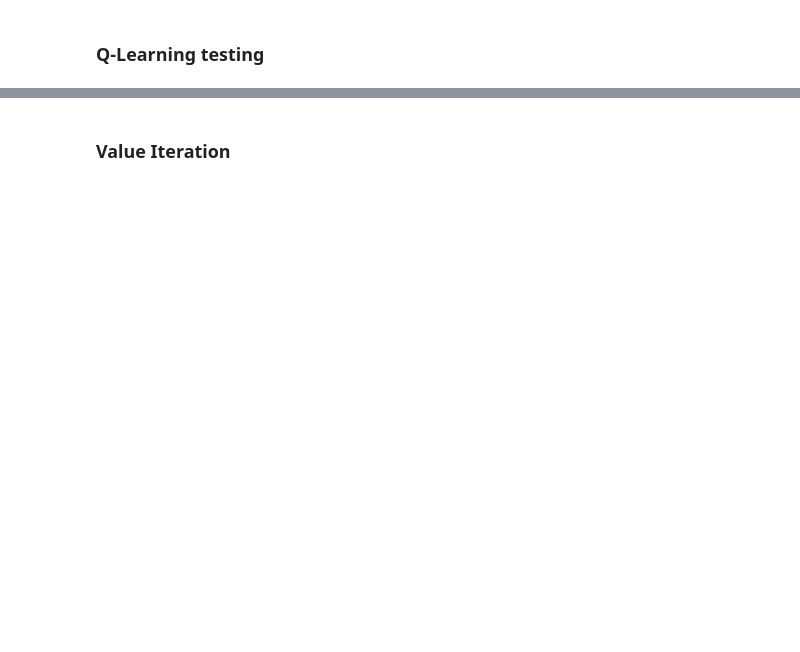
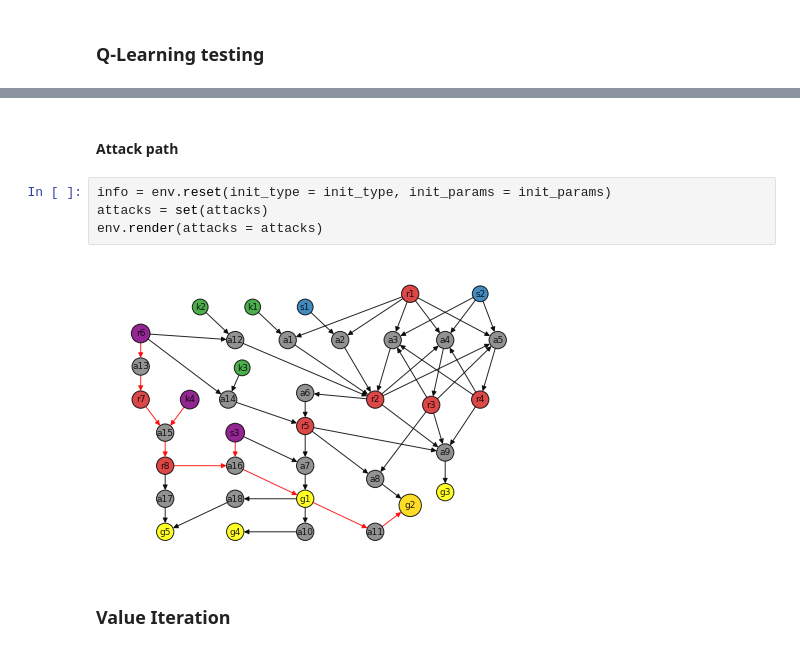
Before and after one commit to juanbeta98/CPSS, a Jupyter notebook: Policy Evaluation.ipynb, the cells around one changed output, grey strips where cells are left out. Drawn from its saved outputs; the diff is of its cells as text; blank space fills up the shorter version.

```diff
--- a/Policy Evaluation.ipynb
+++ b/Policy Evaluation.ipynb
@@ -209,3 +210,11 @@ Avg reward:   -0.51
+# %% [markdown]
+#### Attack path
+# %%
+info = env.reset(init_type = init_type, init_params = init_params)
+attacks = set(attacks)
+env.render(attacks = attacks)
+# %% [output]
+[figure, added]
 # %% [markdown]
 ### Value Iteration
 # %%
```
Also changed, not shown: parts of 13 cells of this notebook, 1 other file.
